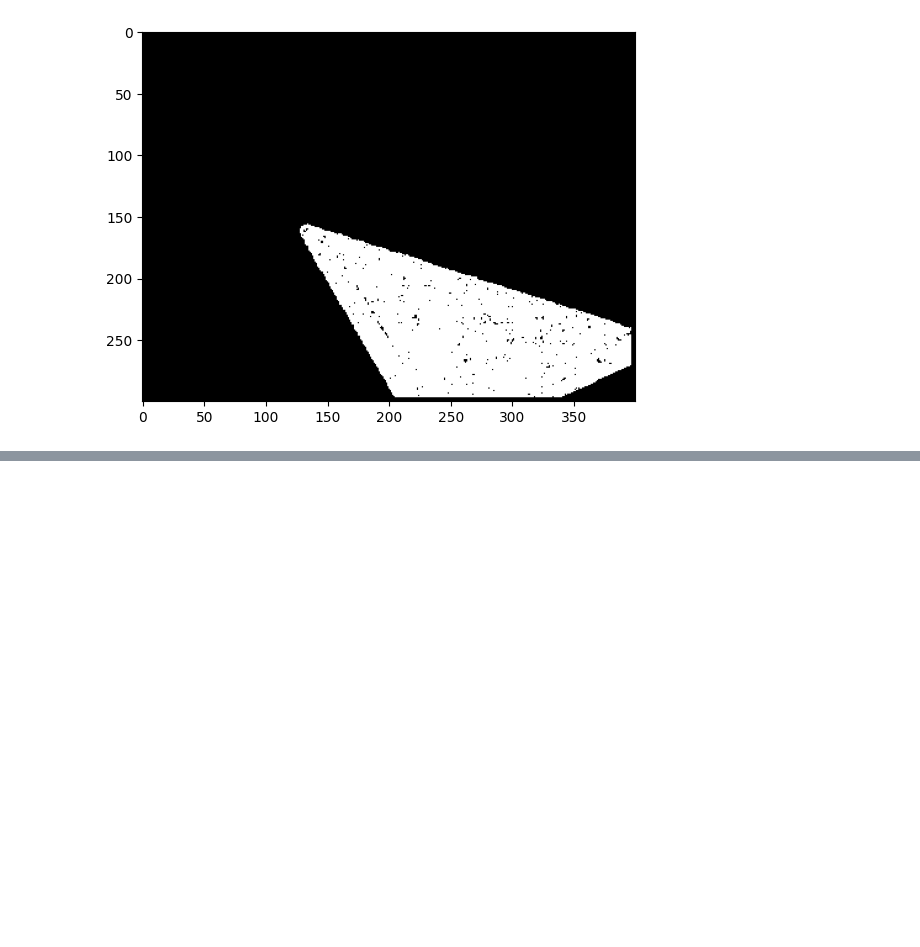
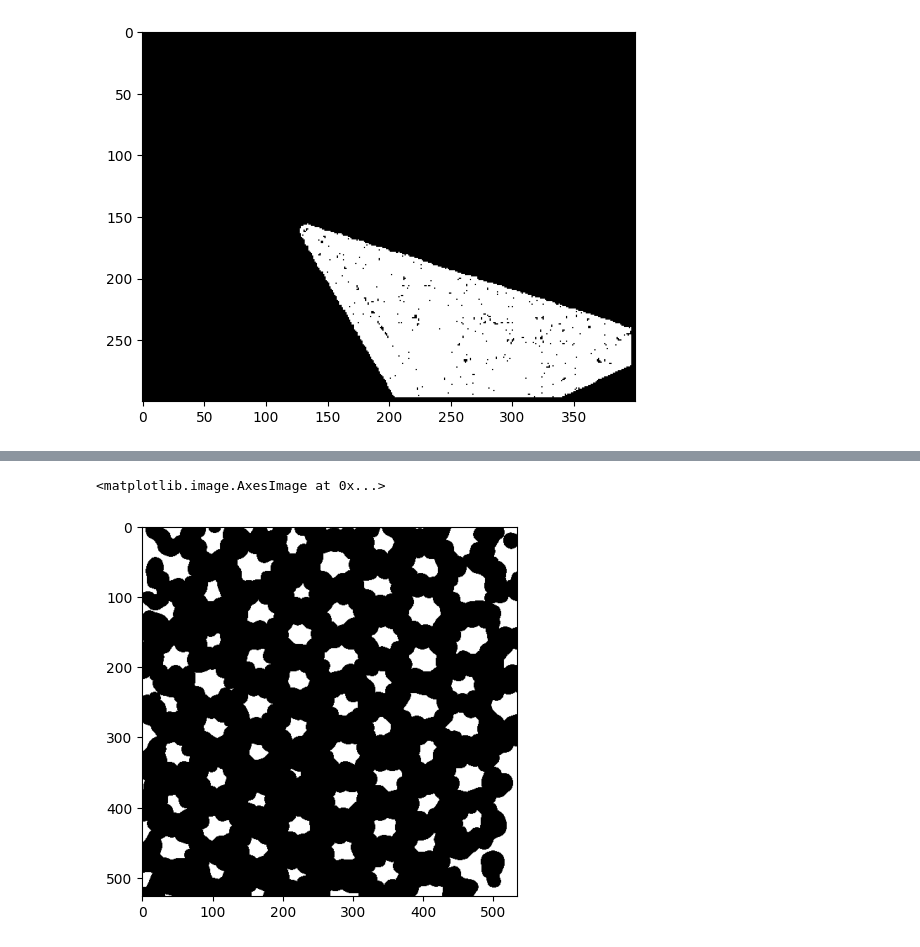
Before and after one commit to Matvey-Adukevich/cv_labs, a Jupyter notebook: task4/task4.ipynb, the cells around one changed output, grey strips where cells are left out. Cells and saved outputs as stored; diff of their text form; code cells hidden in the pictures; blank space fills up the shorter version.

```diff
--- a/task4/task4.ipynb
+++ b/task4/task4.ipynb
@@ -136,0 +142,7 @@ plt.imshow(markers_palm, cmap="gray")
+# %%
+#task3
+ret, sure_fg_palm = cv2.threshold(dist_palm, 0.2 * dist_palm.max(), 255, cv2.THRESH_BINARY)
+plt.imshow(sure_fg_palm, cmap='gray')
+# %% [output]
+<matplotlib.image.AxesImage at 0x...>
+[figure, added]
```
Also changed, not shown: parts of 6 cells of this notebook.
